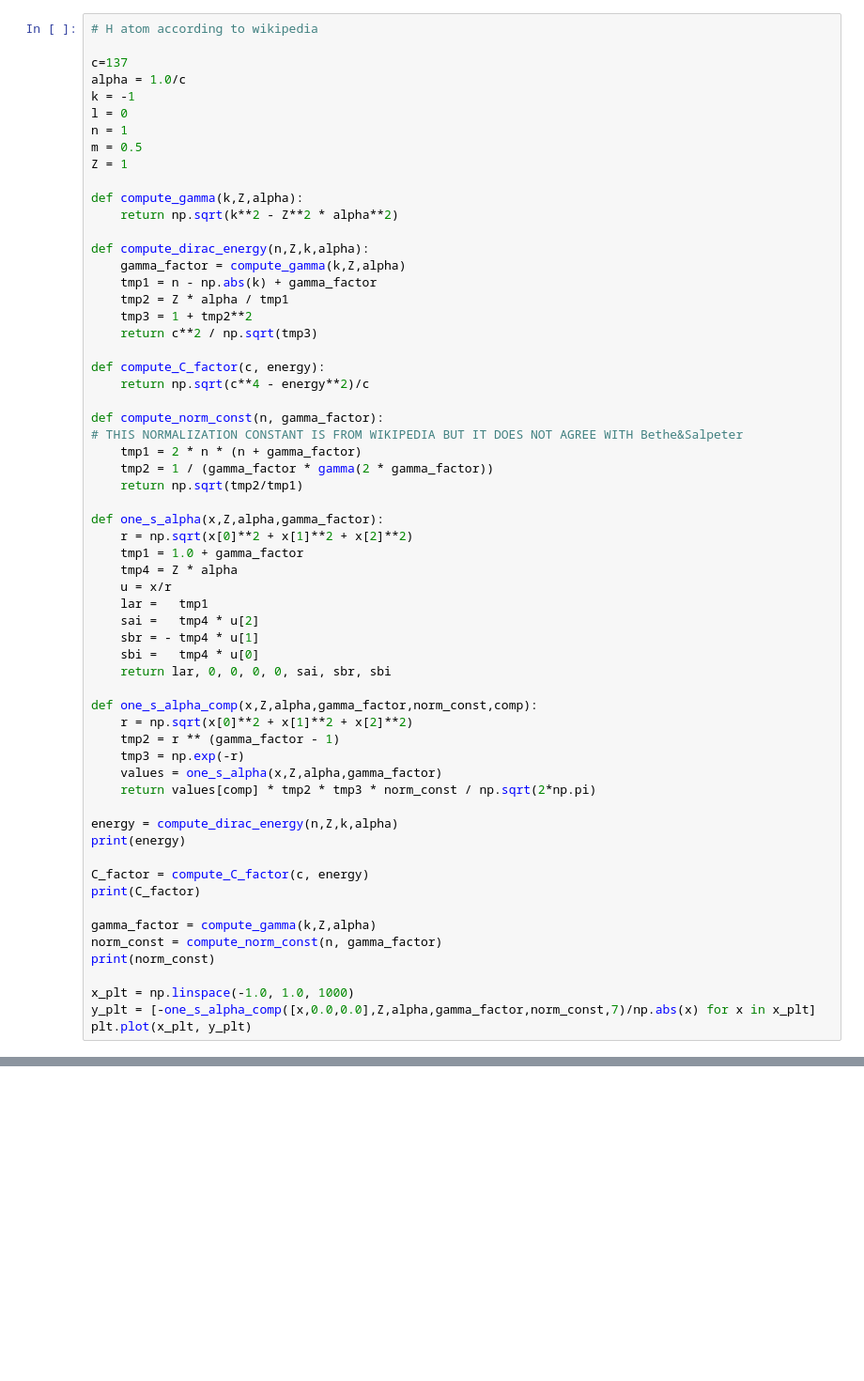
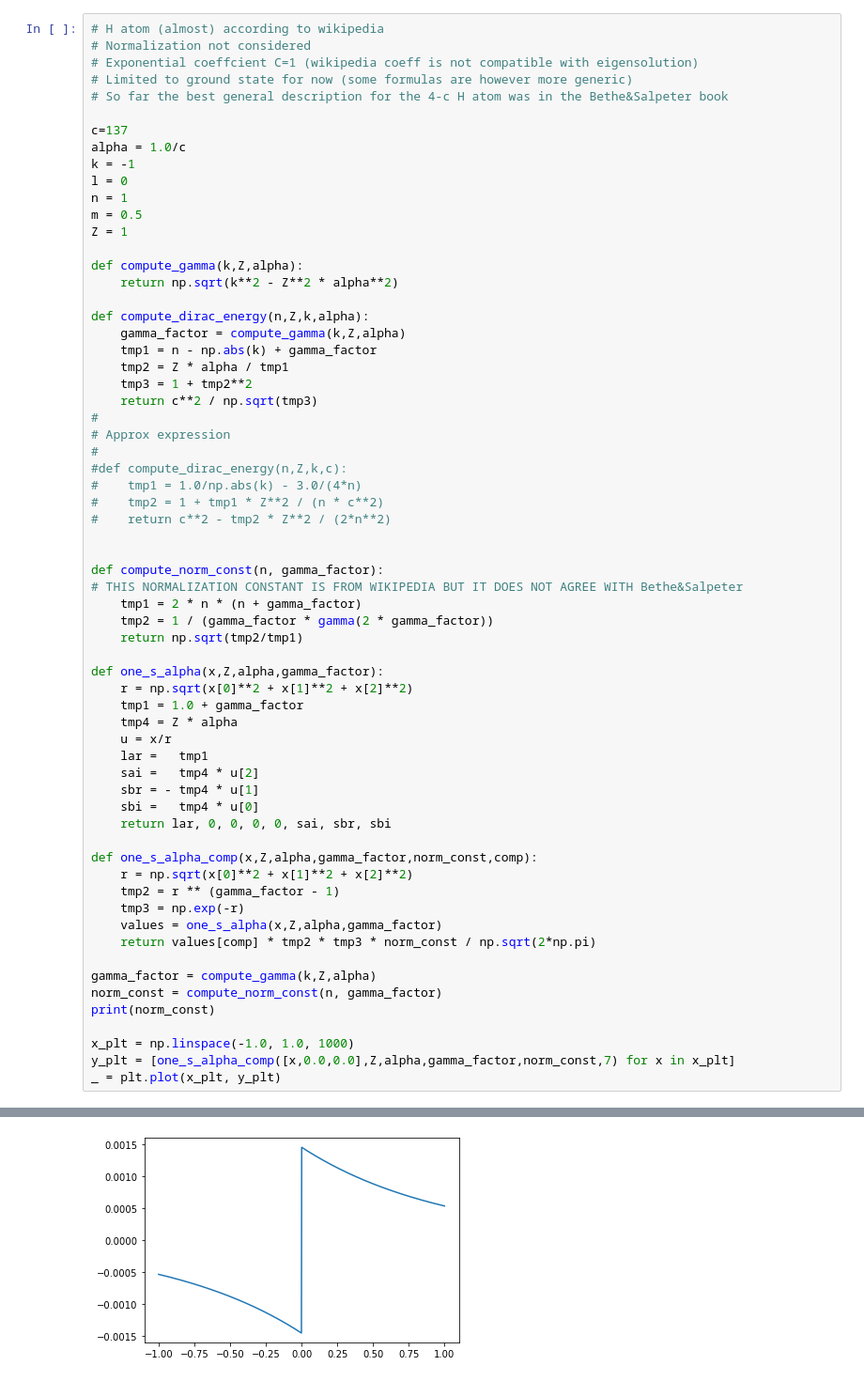
Before and after one commit to MRChemSoft/ReMRChem, a Jupyter notebook: H.ipynb, the cells around one changed output, grey strips where cells are left out. Shown: that part at 94% size. Drawn from its saved outputs; the diff is of its cells as text; blank space fills up the shorter version.

Commit message:
Working H atom

```diff
--- a/H.ipynb
+++ b/H.ipynb
@@ -24,7 +30,11 @@ world = vp.BoundingBox(min_scale, corner, boxes)
 basis = InterpolatingBasis(order)
 MRA = vp.MultiResolutionAnalysis(world, basis, max_depth)
 # %%
-# H atom according to wikipedia
+# H atom (almost) according to wikipedia
+# Normalization not considered
+# Exponential coeffcient C=1 (wikipedia coeff is not compatible with eigensolution)
+# Limited to ground state for now (some formulas are however more generic)
+# So far the best general description for the 4-c H atom was in the Bethe&Salpeter book
 
 c=137
 alpha = 1.0/c
@@ -43,9 +53,14 @@ def compute_dirac_energy(n,Z,k,alpha):
     tmp2 = Z * alpha / tmp1
     tmp3 = 1 + tmp2**2
     return c**2 / np.sqrt(tmp3)
+#
+# Approx expression
+#
+#def compute_dirac_energy(n,Z,k,c):
+#    tmp1 = 1.0/np.abs(k) - 3.0/(4*n)
+#    tmp2 = 1 + tmp1 * Z**2 / (n * c**2)
+#    return c**2 - tmp2 * Z**2 / (2*n**2)
 
-def compute_C_factor(c, energy):
-    return np.sqrt(c**4 - energy**2)/c
 
 def compute_norm_const(n, gamma_factor):
 # THIS NORMALIZATION CONSTANT IS FROM WIKIPEDIA BUT IT DOES NOT AGREE WITH Bethe&Salpeter
@@ -71,16 +86,11 @@ def one_s_alpha_comp(x,Z,alpha,gamma_factor,norm_const,comp):
     values = one_s_alpha(x,Z,alpha,gamma_factor)
     return values[comp] * tmp2 * tmp3 * norm_const / np.sqrt(2*np.pi)
 
-energy = compute_dirac_energy(n,Z,k,alpha)
-print(energy)
-
-C_factor = compute_C_factor(c, energy)
-print(C_factor)
-
 gamma_factor = compute_gamma(k,Z,alpha)
 norm_const = compute_norm_const(n, gamma_factor)
 print(norm_const)
 
 x_plt = np.linspace(-1.0, 1.0, 1000)
-y_plt = [-one_s_alpha_comp([x,0.0,0.0],Z,alpha,gamma_factor,norm_const,7)/np.abs(x) for x in x_plt]
-plt.plot(x_plt, y_plt)
+y_plt = [one_s_alpha_comp([x,0.0,0.0],Z,alpha,gamma_factor,norm_const,7) for x in x_plt]
+_ = plt.plot(x_plt, y_plt)
+# %% [output]
@@ -87 +98,2 @@ plt.plot(x_plt, y_plt)
+[figure, added]
 # %%
```
Also changed, not shown: parts of 13 cells of this notebook.
